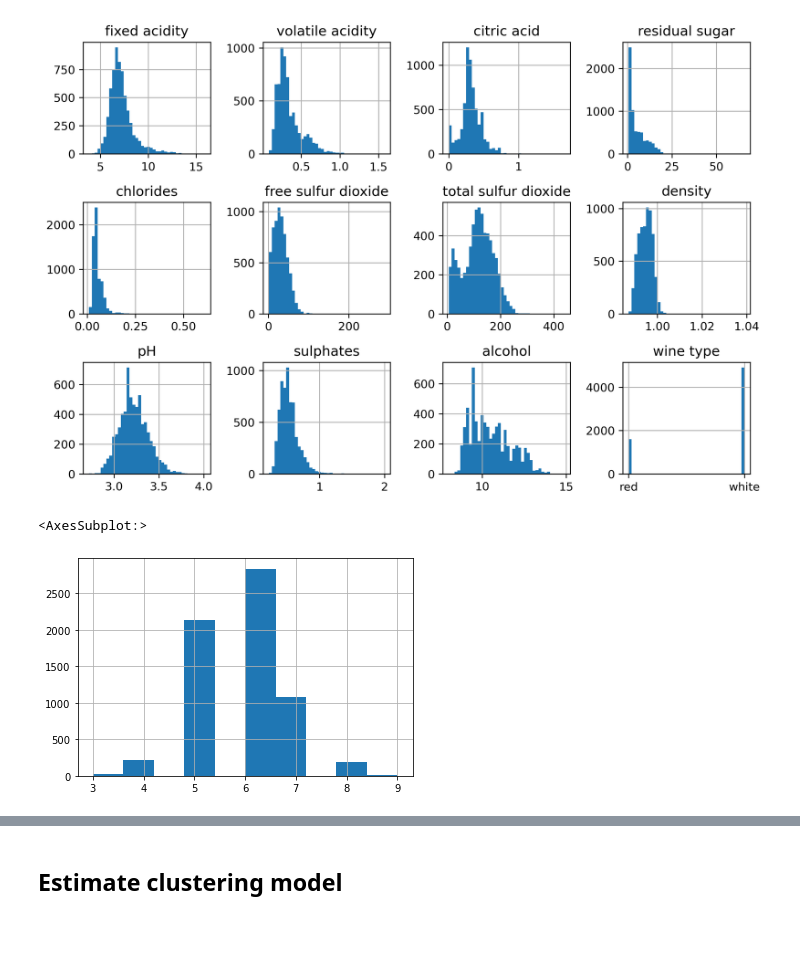
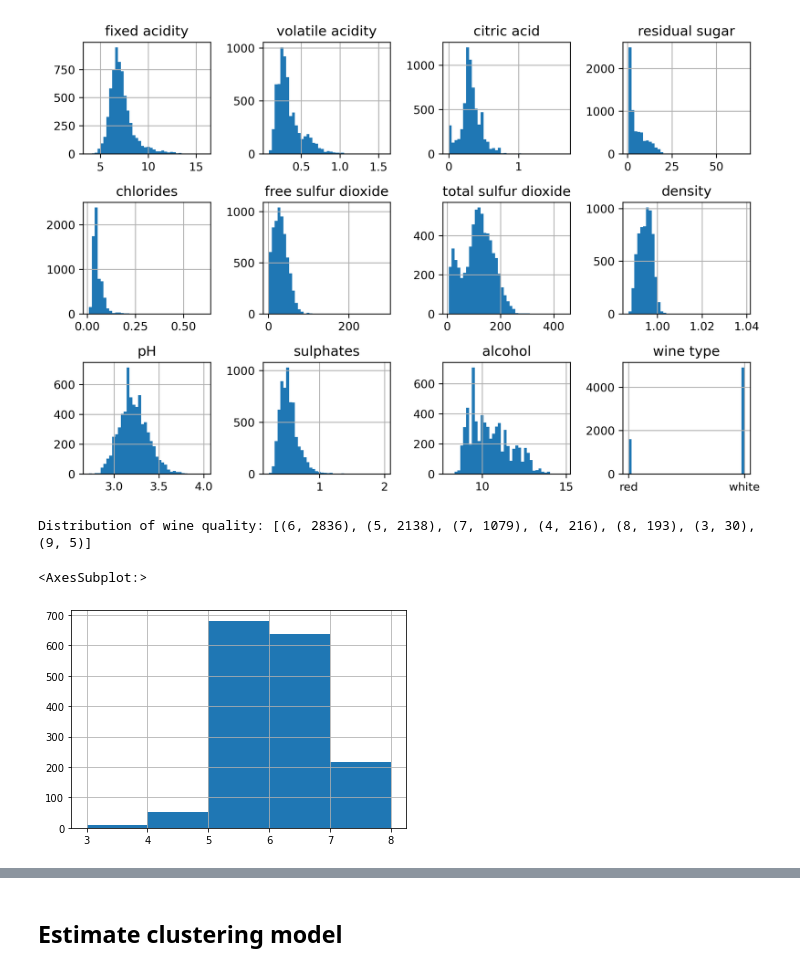
Before and after one commit to jhaber-zz/cluster-wine, a Jupyter notebook: code/clustering.ipynb, the cells around one changed output, grey strips where cells are left out. Cells and saved outputs as stored; diff of their text form; code cells hidden in the pictures; blank space fills up the shorter version.

```diff
--- a/code/clustering.ipynb
+++ b/code/clustering.ipynb
@@ -102,9 +251,14 @@ fig.tight_layout()  # improves appearance
 plt.show()
 # %% [output]
 [figure]
+# %%
+print(f'Numerical distribution of wine quality: {Counter(df.quality).most_common()}')
+# %% [output]
+Distribution of wine quality: [(6, 2836), (5, 2138), (7, 1079), (4, 216), (8, 193), (3, 30), (9, 5)]
 # %%
-# Check shape of output variable's distribution
-df.quality.hist(bins=10)
+# Check shape of output variable's distribution for each wine type
+qual_range = df[df['wine type']=='red'].quality.max() - df[df['wine type']=='red'].quality.min()
+df[df['wine type']=='red'].quality.hist(bins=qual_range)
 # %% [output]
 <AxesSubplot:>
-[figure, old version]
+[figure, new version]
```
Also changed, not shown: parts of 11 cells of this notebook.
